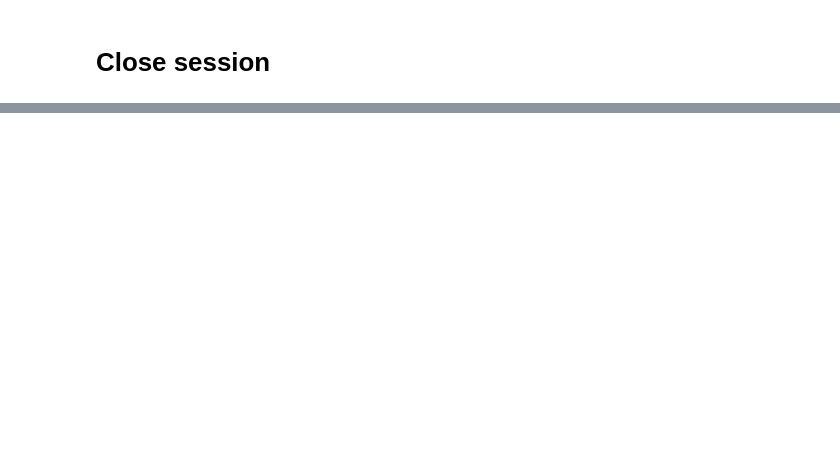
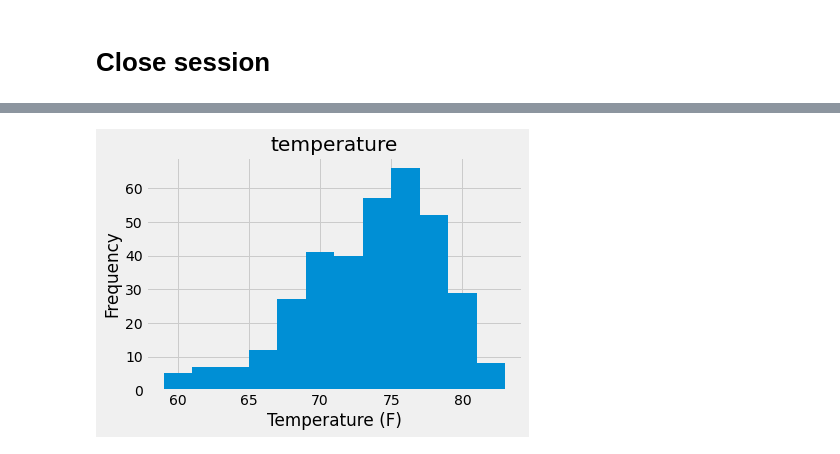
Before and after one commit to eldridgesje/sqlalchemy-challenge, a Jupyter notebook: climate_starter.ipynb, the cells around one changed output, grey strips where cells are left out. Cells and saved outputs as stored; diff of their text form; code cells hidden in the pictures; blank space fills up the shorter version.

```diff
--- a/climate_starter.ipynb
+++ b/climate_starter.ipynb
@@ -142,2 +230,17 @@ sorted_df.describe()
 # %% [markdown]
 # Close session
+# %%
+# Using the most active station id
+# Query the last 12 months of temperature observation data for this station and plot the results as a histogram
+
+# Calculate the date one year from the last date in data set.
+
+yearTemp = dt.date(2017, 8, 18) - dt.timedelta(days=365)
+
+print(yearTemp)
+
+# Perform a query to retrieve the data and precipitation scores
+
+tempYear = session.query(measurement.date, measurement.tobs).filter(measurement.date > oneYear).filter(measurement.station == 'USC00519281').all()
+
+tempYear
@@ -144,3 +266,30 @@ sorted_df.describe()
+# %%
+temp_df = pd.DataFrame()
+
+# Save the query results as a Pandas DataFrame and set the index to the date column
+
+temp_df["date"] =  [x[0] for x in tempYear]
+temp_df["temperature"] = [x[1] for x in tempYear]
+temp_df.set_index("date", inplace=True)
+
+
+#precip_df = pd.DataFrame(yearPrecip, index = yearPrecip[0])
+
+temp_df
+
+# Sort the dataframe by date
+
+sortedTemp_df = temp_df.sort_values("date")
+
+
+# Use Pandas Plotting with Matplotlib to plot the data
+
+sortedTemp_df.hist(bins=12)
+plt.ylabel("Frequency")
+plt.xlabel("Temperature (F)")
+plt.show()
+# %% [output]
+[figure, added]
 # %%
 # Close Session
 session.close()
```
Also changed, not shown: parts of 10 cells of this notebook, 2 other files.
